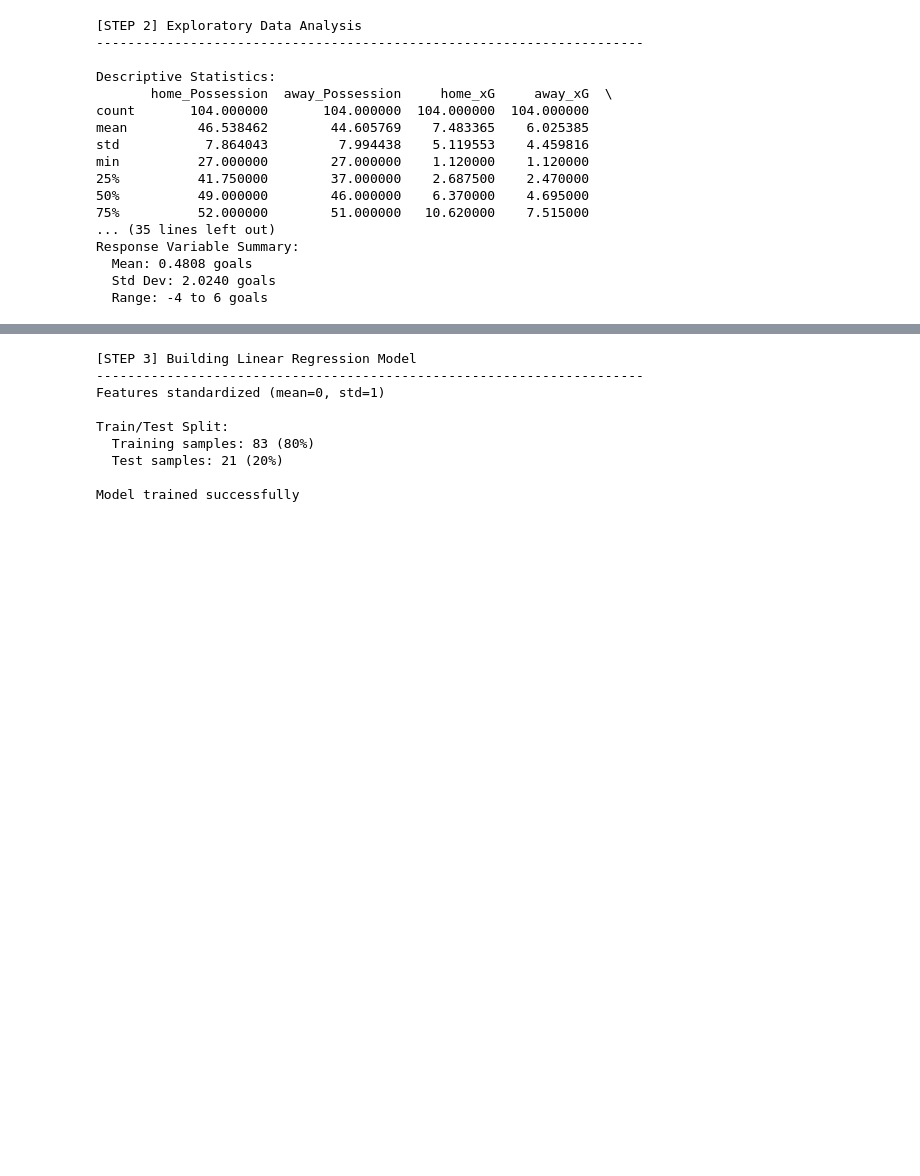
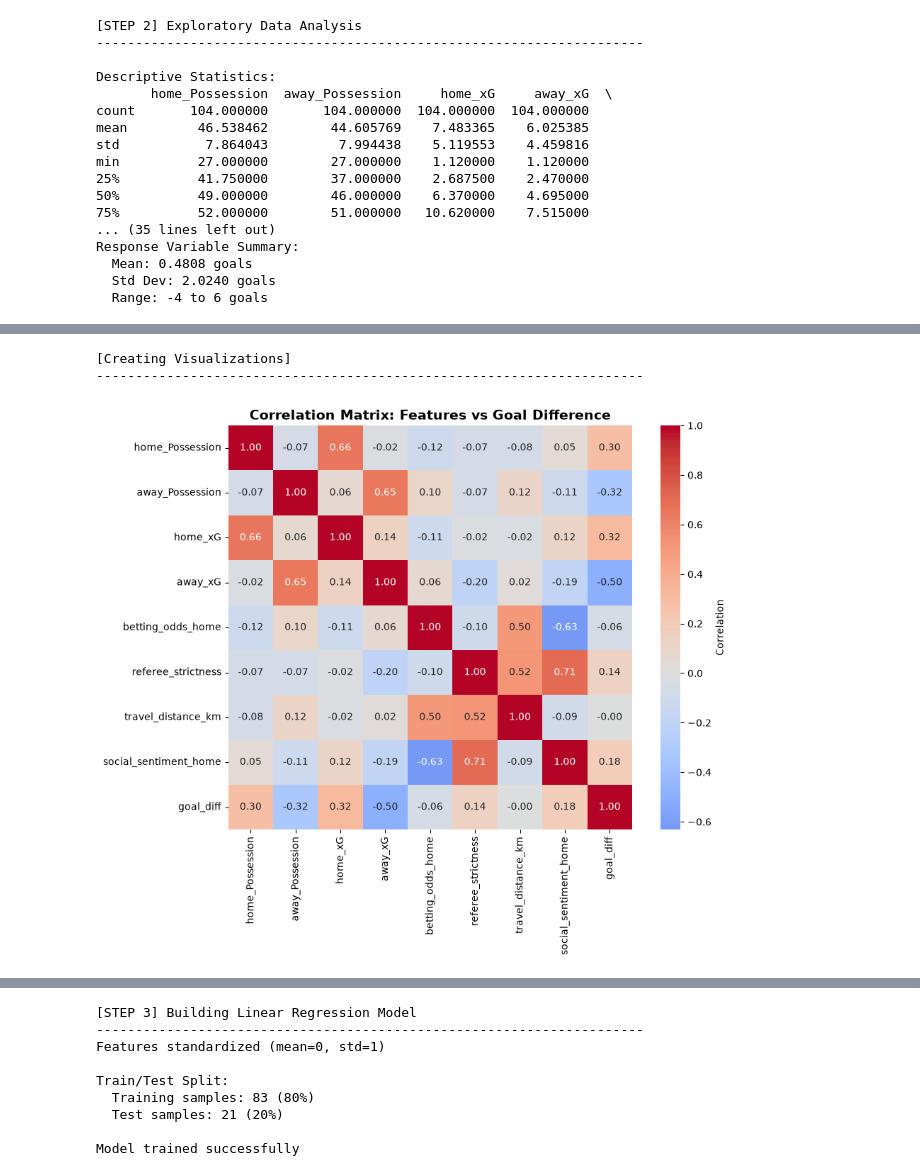
Before and after one commit to DanDooLoo/HIT140_Assessment-2_Group23, a Jupyter notebook: LinearRegression_2_1_Final.ipynb, the cells around one changed output, grey strips where cells are left out. Cells and saved outputs as stored; diff of their text form; code cells hidden in the pictures; blank space fills up the shorter version.

```diff
--- a/LinearRegression_2_1_Final.ipynb
+++ b/LinearRegression_2_1_Final.ipynb
@@ -133,0 +207,11 @@ Response Variable Summary:
+# %%
+print("\nCorrelation Analysis:")
+print(X.describe())
+
+# Correlation analysis
+data_with_y = X.copy()
+data_with_y['goal_diff'] = y
+corr_matrix = data_with_y.corr()
+
+print("\nCorrelation with Goal Difference:")
+print(corr_matrix['goal_diff'].sort_values(ascending=False))
@@ -133,0 +236,22 @@ Response Variable Summary:
+# %%
+# ====================================
+# VISUALISATIONS
+# ====================================
+
+import matplotlib.pyplot as plt
+import seaborn as sns
+import scipy.stats as st
+
+print("\n[Creating Visualizations]")
+print("-"*70)
+
+# 1. Correlation Heatmap [Figure 1]
+fig, ax = plt.subplots(figsize=(10, 8))
+sns.heatmap(corr_matrix, annot=True, fmt='.2f', cmap='coolwarm', center=0,
+            square=True, ax=ax, cbar_kws={'label': 'Correlation'})
+plt.title('Correlation Matrix: Features vs Goal Difference', fontsize=14, fontweight='bold')
+plt.tight_layout()
+# %% [output]
+[Creating Visualizations]
+----------------------------------------------------------------------
+[figure, added]
```
Also changed, not shown: parts of 23 cells of this notebook.
